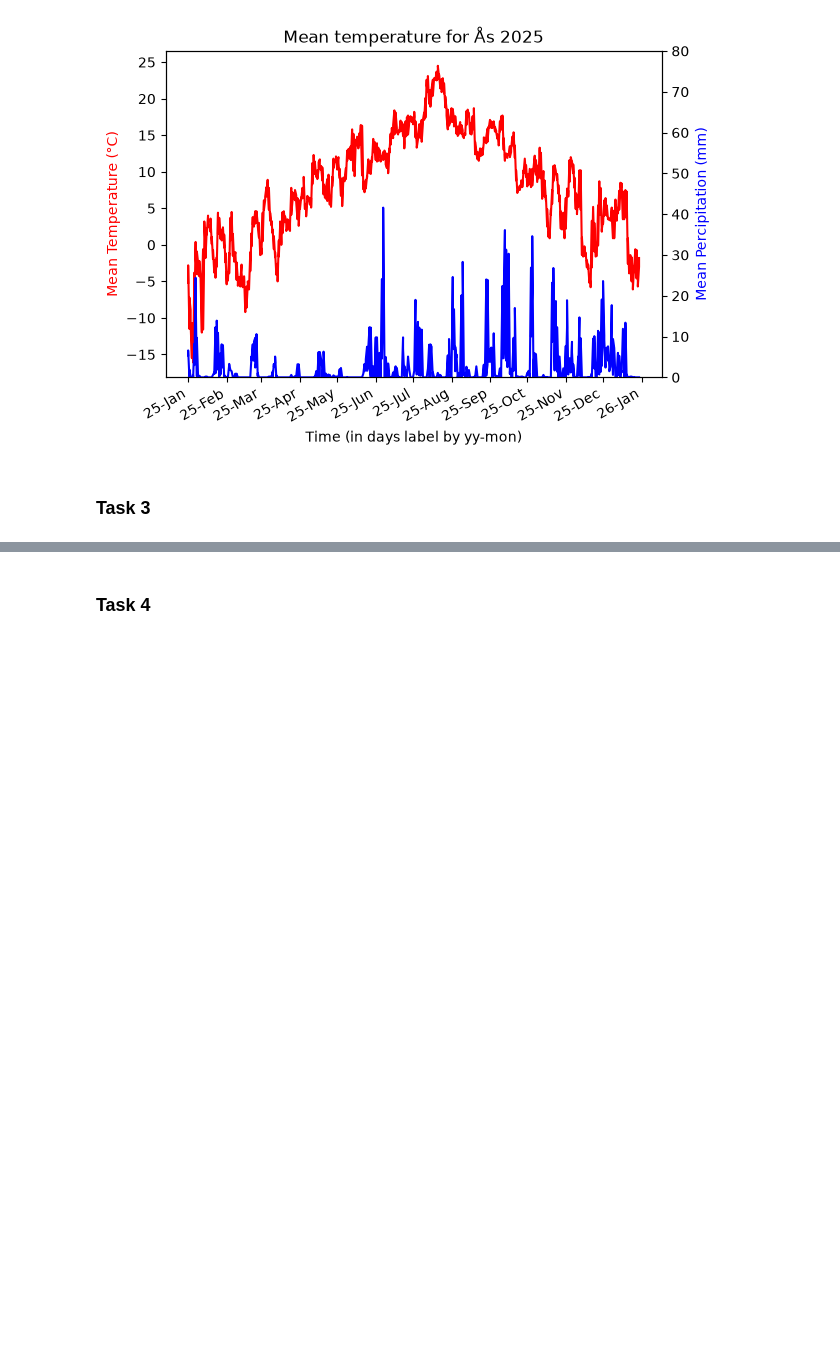
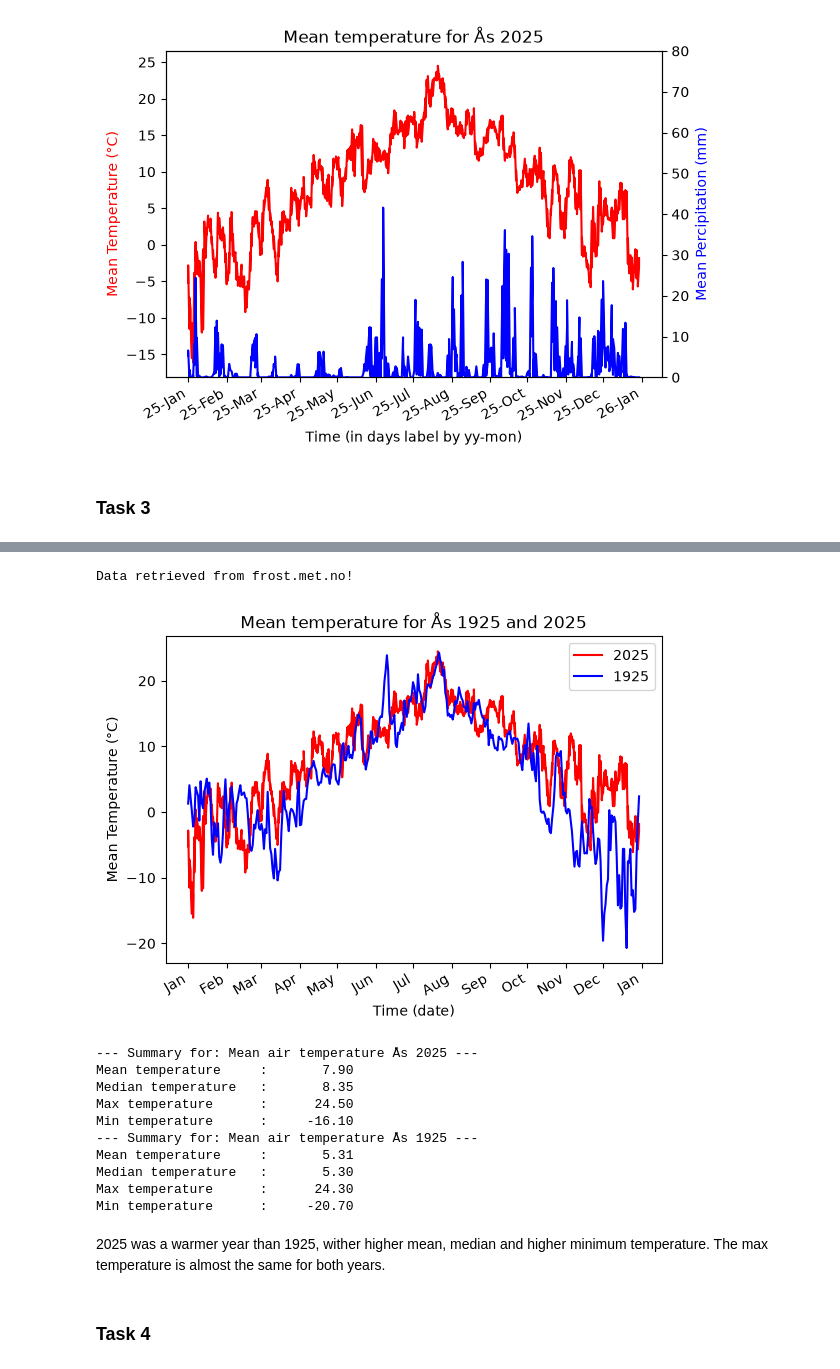
Before and after one commit to Dirven418/Deliverable1, a Jupyter notebook: weather.ipynb, the cells around one changed output, grey strips where cells are left out. Drawn from its saved outputs; the diff is of its cells as text; code cells hidden in the pictures; blank space fills up the shorter version.

Commit message:
Changed plot for task_3

```diff
--- a/weather.ipynb
+++ b/weather.ipynb
@@ -268,3 +172,58 @@ plt.show()
+# %%
+# code here
+# Get data for mean air temperature in 1925 in Ås
+data_mean_1925 = get_data('SN17850', 'mean(air_temperature P1D)', '1925-01-01/1925-12-31')
+
+# This will return a Dataframe with all of the observations in a table format
+df_mean_1925 = pd.DataFrame()
+for i in range(len(data_mean_1925)):
+    row = pd.DataFrame(data_mean_1925[i]['observations'])
+    row['referenceTime'] = data_mean_1925[i]['referenceTime']
+    row['sourceId'] = data_mean_1925[i]['sourceId']
+    df_mean_1925 = pd.concat([df_mean_1925, row], ignore_index=True)  # changed pd.append deprecated
+
+df_mean_1925 = df_mean_1925.reset_index()
+
+# Create a plot with 2 verticle stacked subplots
+fig, ax = plt.subplots()
+
+# Create the mean air temperature plot
+ax.plot(pd.to_datetime(df_mean["referenceTime"]).dt.strftime('%m%d'), df_mean["value"], color="red", label="2025")
+ax.plot(pd.to_datetime(df_mean_1925["referenceTime"]).dt.strftime('%m%d'), df_mean_1925["value"], color="blue", label="1925")
+
+ax.set_ylabel("Mean Temperature (°C)")
+ax.set_xlabel("Time (date)")
+ax.set_title("Mean temperature for Ås 1925 and 2025")
+
+# Adjusting the x axis labeling scale to only mark the months
+ax.xaxis.set_major_locator(mdates.MonthLocator())
+ax.xaxis.set_major_formatter(mdates.DateFormatter("%b"))
+
+# Add a slight rotation to the month labels
+fig.autofmt_xdate()
+
+# Shows the plot
+plt.legend()
+plt.show()
+
+
+generate_summary_table(df_mean, "Mean air temperature Ås 2025")
+generate_summary_table(df_mean_1925, "Mean air temperature Ås 1925")
+# %% [output]
+Data retrieved from frost.met.no!
+[figure, added]
+--- Summary for: Mean air temperature Ås 2025 ---
+Mean temperature     :       7.90
+Median temperature   :       8.35
+Max temperature      :      24.50
+Min temperature      :     -16.10
+--- Summary for: Mean air temperature Ås 1925 ---
+Mean temperature     :       5.31
+Median temperature   :       5.30
+Max temperature      :      24.30
+Min temperature      :     -20.70
+# %% [markdown]
+2025 was a warmer year than 1925, wither higher mean, median and higher minimum temperature. The max temperature is almost the same for both years.
 # %% [markdown]
 ### Task 4
 # %%
```
Also changed, not shown: parts of 5 cells of this notebook.
